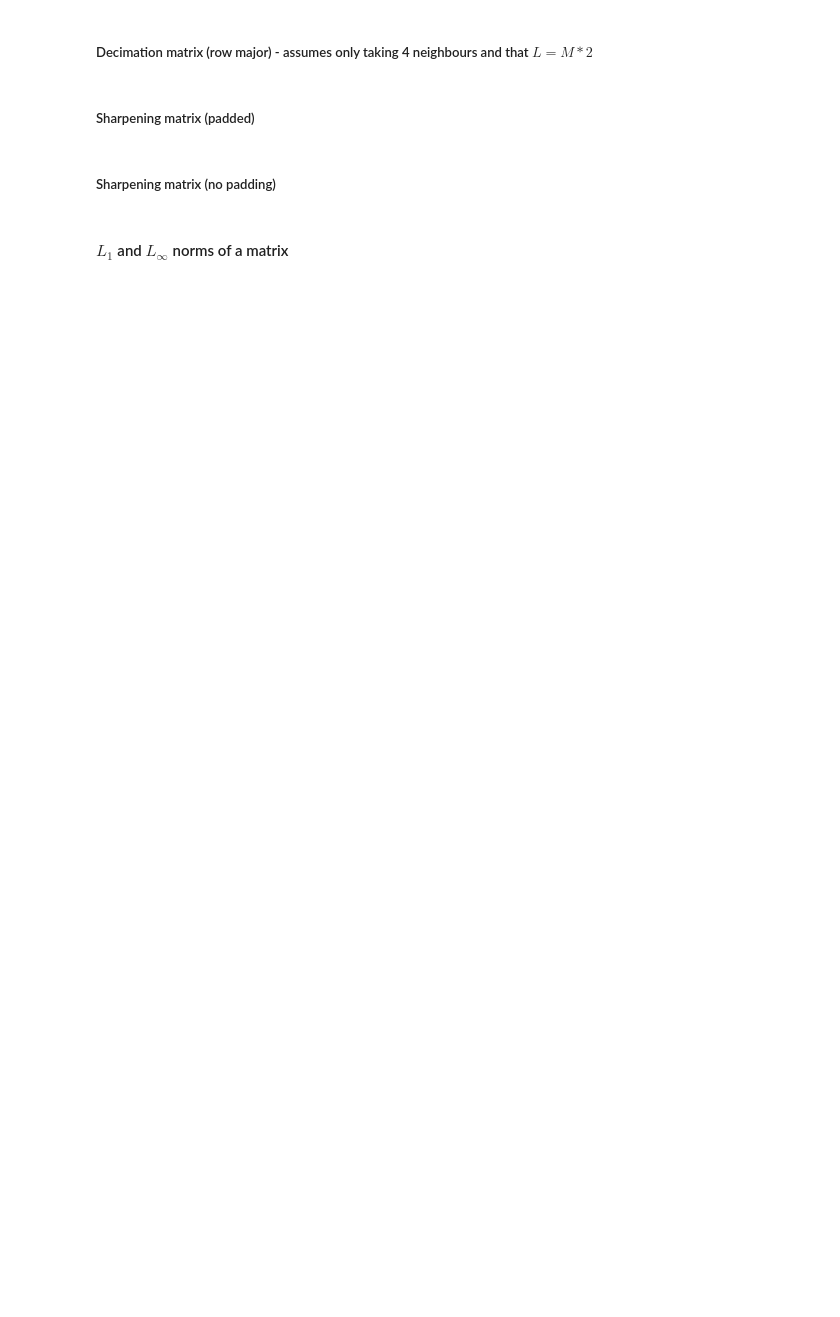
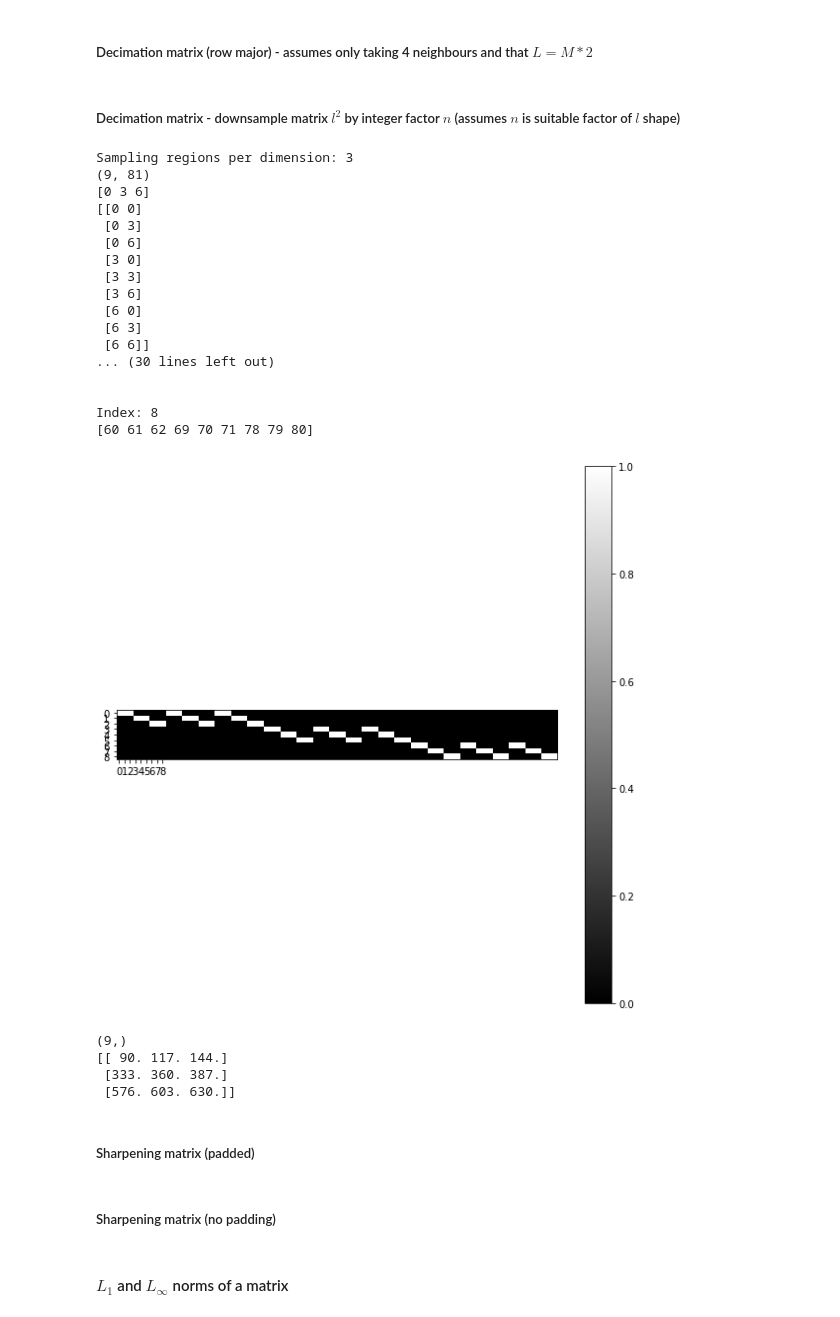
Before and after one commit to adamrcampbell/supy-res-imaging, a Jupyter notebook: notebooks/Matrix Playground.ipynb, the cells around one changed output. Cells and saved outputs as stored; diff of their text form; code cells hidden in the pictures; blank space fills up the shorter version.

Commit message:
Reworked decimation matrix generator func; requires testing

```diff
--- a/notebooks/Matrix Playground.ipynb
+++ b/notebooks/Matrix Playground.ipynb
@@ -9,7 +9,7 @@ from scipy.signal import convolve2d
 from skimage import data, io, color
 from skimage.transform import resize
 
-plt.rcParams['figure.figsize'] = [8, 8]
+plt.rcParams['figure.figsize'] = [10, 10]
 
 def show_plot(image):
     plt.imshow(image, cmap=plt.get_cmap("gray"))
@@ -51,3 +53,77 @@ def linear_to_row_col(index, row_width):
+# %% [markdown]
+##### Decimation matrix - downsample matrix $l^2$ by integer factor $n$ (assumes $n$ is suitable factor of $l$ shape)
+# %%
+def decimation_matrix(original_dim, downsample_factor):
+
+    if original_dim % downsample_factor != 0:
+        raise ValueError(f"Downsample factor {downsample_factor} is not a valid factor of your matrix dimension {original_dim}.")
+    if downsample_factor == original_dim:
+        raise ValueError(f"Downsample factor {downsample_factor} cannot be the same as your matrix dimension {original_dim}.")
+    if downsample_factor == 1: # effectively, no downsampling
+        return np.identity(original_dim**2)
+    # Otherwise assumed you want to downsample by a valid factor of original_dim...
+
+    sampling_regions_per_dim = original_dim // downsample_factor
+    samples_per_region_dim = downsample_factor
+    print(f"Sampling regions per dimension: {sampling_regions_per_dim}")
+    deci = np.zeros((sampling_regions_per_dim**2, original_dim**2))
+    print(deci.shape)
+
+    # Points needed for 9x9 down to 3x3...
+    # (0,0), (0,3), (0,6), (3,0), (3,3), (3,6), (6,0), (6,3), (6,6)...
+    # Generates linear x,y index strides for downsampling
+    sample_stride_1D = np.arange(0, original_dim, downsample_factor)
+    print(sample_stride_1D)
+    mesh = np.array(np.meshgrid(sample_stride_1D, sample_stride_1D))
+    sample_strides_2D = mesh.T.reshape(-1, 2)
+    print(sample_strides_2D)
+
+    neighbour_strides_1D = np.arange(samples_per_region_dim)
+    neighbour_mesh = np.array(np.meshgrid(neighbour_strides_1D, neighbour_strides_1D))
+
+    for index in np.arange(sample_strides_2D.shape[0]):
+        print(f"Index: {index}")
+        neighbour_coords = neighbour_mesh.T.reshape(-1, 2) + sample_strides_2D[index] # generates (row, col) index pair for the nxn neighbours of each sampling point in sample_strides_2D
+        neighbour_coords[:, 0] *= original_dim # scale y coord by high-resolution image dim to enable row striding (due to column-vector matrix flattening)
+        neighbour_coords = np.sum(neighbour_coords, axis=1) # combine x and y coord into single array index
+        print(neighbour_coords)
+        deci[index, neighbour_coords] = 1.0
+        print()
+        print()
+
+    return deci
+
+# Testing of new decimation matrix routine
+l = np.arange(9**2)
+# print(l.reshape(8, 8))
+d = decimation_matrix(9, 3)
+show_plot(d)
+m = d @ l
+print(m.shape)
+print(m.reshape(3, 3))
+# %% [output]
+Sampling regions per dimension: 3
+(9, 81)
+[0 3 6]
+[[0 0]
+ [0 3]
+ [0 6]
+ [3 0]
+ [3 3]
+ [3 6]
+ [6 0]
+ [6 3]
+ [6 6]]
+... (30 lines left out)
+
+
+Index: 8
+[60 61 62 69 70 71 78 79 80]
+[figure, added]
+(9,)
+[[ 90. 117. 144.]
+ [333. 360. 387.]
+ [576. 603. 630.]]
 # %% [markdown]
 ##### Sharpening matrix (padded)
 # %%
```
Also changed, not shown: parts of 4 cells of this notebook, 6 other files.
